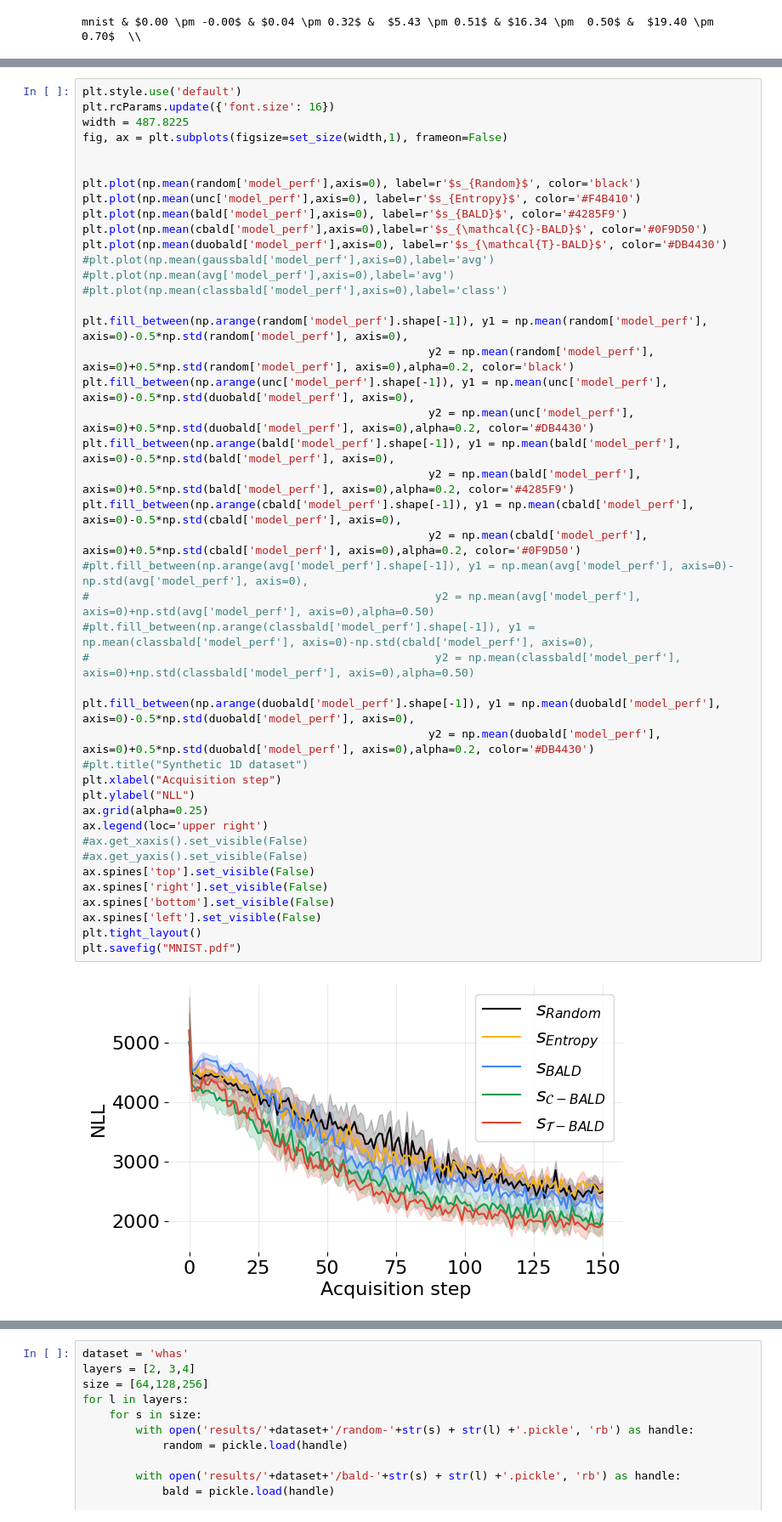
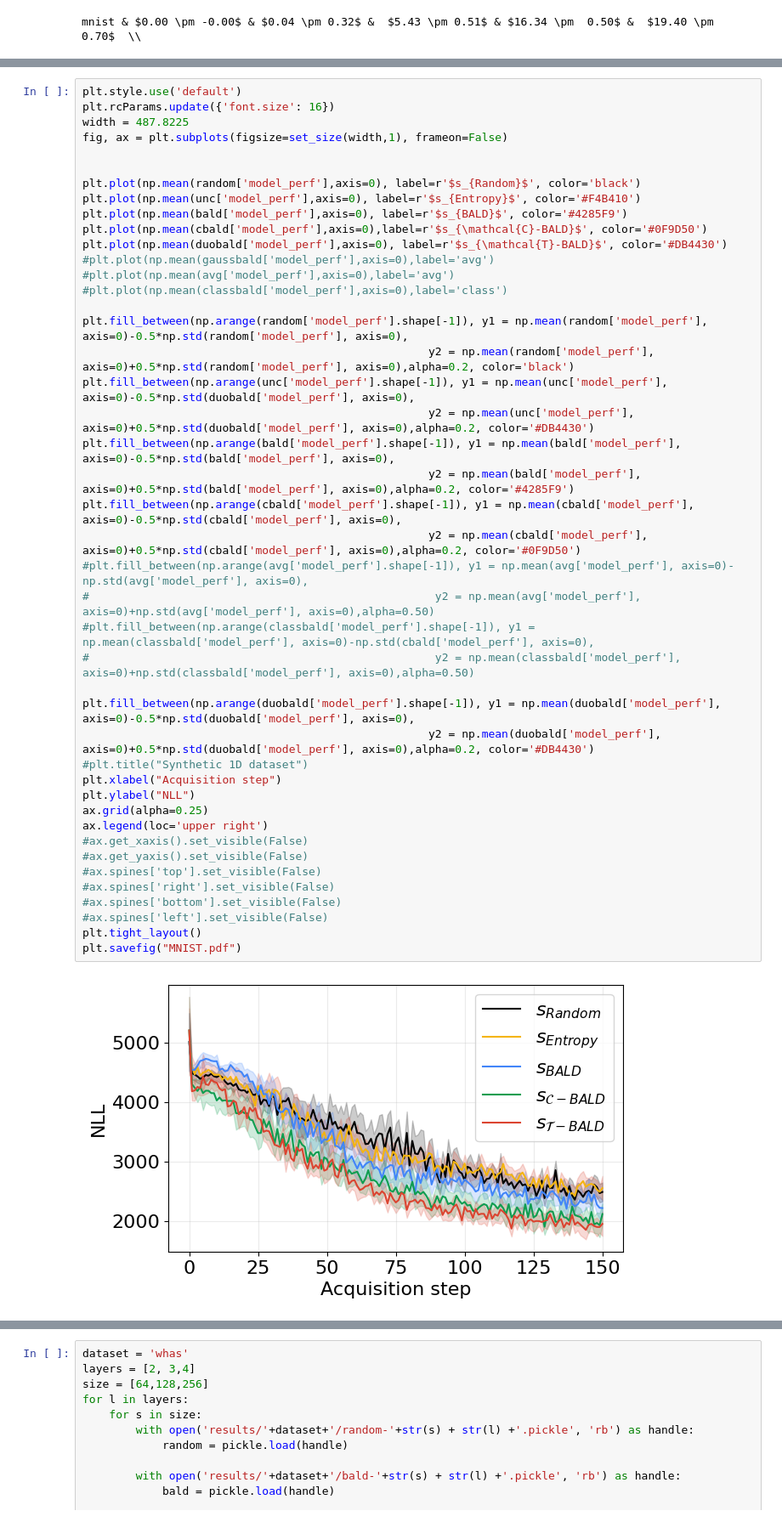
Before and after one commit to fbohu/Censored-Active-Learning, a Jupyter notebook: eval.ipynb, the cells around one changed output, grey strips where cells are left out. Shown at 85% size. Cells and saved outputs as stored; diff of their text form.

```diff
--- a/eval.ipynb
+++ b/eval.ipynb
@@ -120,38 +137,38 @@ plt.plot(np.mean(cbald['model_perf'],axis=0),label=r'$s_{\mathcal{C}-BALD}$', co
 plt.plot(np.mean(duobald['model_perf'],axis=0), label=r'$s_{\mathcal{T}-BALD}$', color='#DB4430')
 #plt.plot(np.mean(gaussbald['model_perf'],axis=0),label='avg')
 #plt.plot(np.mean(avg['model_perf'],axis=0),label='avg')
 #plt.plot(np.mean(classbald['model_perf'],axis=0),label='class')
 
 plt.fill_between(np.arange(random['model_perf'].shape[-1]), y1 = np.mean(random['model_perf'], axis=0)-0.5*np.std(random['model_perf'], axis=0),
                                                     y2 = np.mean(random['model_perf'], axis=0)+0.5*np.std(random['model_perf'], axis=0),alpha=0.2, color='black')
 plt.fill_between(np.arange(unc['model_perf'].shape[-1]), y1 = np.mean(unc['model_perf'], axis=0)-0.5*np.std(duobald['model_perf'], axis=0),
                                                     y2 = np.mean(unc['model_perf'], axis=0)+0.5*np.std(duobald['model_perf'], axis=0),alpha=0.2, color='#DB4430')
 plt.fill_between(np.arange(bald['model_perf'].shape[-1]), y1 = np.mean(bald['model_perf'], axis=0)-0.5*np.std(bald['model_perf'], axis=0),
                                                     y2 = np.mean(bald['model_perf'], axis=0)+0.5*np.std(bald['model_perf'], axis=0),alpha=0.2, color='#4285F9')
 plt.fill_between(np.arange(cbald['model_perf'].shape[-1]), y1 = np.mean(cbald['model_perf'], axis=0)-0.5*np.std(cbald['model_perf'], axis=0),
                                                     y2 = np.mean(cbald['model_perf'], axis=0)+0.5*np.std(cbald['model_perf'], axis=0),alpha=0.2, color='#0F9D50')
 #plt.fill_between(np.arange(avg['model_perf'].shape[-1]), y1 = np.mean(avg['model_perf'], axis=0)-np.std(avg['model_perf'], axis=0),
 #                                                    y2 = np.mean(avg['model_perf'], axis=0)+np.std(avg['model_perf'], axis=0),alpha=0.50)
 #plt.fill_between(np.arange(classbald['model_perf'].shape[-1]), y1 = np.mean(classbald['model_perf'], axis=0)-np.std(cbald['model_perf'], axis=0),
 #                                                    y2 = np.mean(classbald['model_perf'], axis=0)+np.std(classbald['model_perf'], axis=0),alpha=0.50)
 
 plt.fill_between(np.arange(duobald['model_perf'].shape[-1]), y1 = np.mean(duobald['model_perf'], axis=0)-0.5*np.std(duobald['model_perf'], axis=0),
                                                     y2 = np.mean(duobald['model_perf'], axis=0)+0.5*np.std(duobald['model_perf'], axis=0),alpha=0.2, color='#DB4430')
 #plt.title("Synthetic 1D dataset")
 plt.xlabel("Acquisition step")
 plt.ylabel("NLL")
 ax.grid(alpha=0.25)
 ax.legend(loc='upper right')
 #ax.get_xaxis().set_visible(False)
 #ax.get_yaxis().set_visible(False)
-ax.spines['top'].set_visible(False)
-ax.spines['right'].set_visible(False)
-ax.spines['bottom'].set_visible(False)
-ax.spines['left'].set_visible(False)
+#ax.spines['top'].set_visible(False)
+#ax.spines['right'].set_visible(False)
+#ax.spines['bottom'].set_visible(False)
+#ax.spines['left'].set_visible(False)
 plt.tight_layout()
 plt.savefig("MNIST.pdf")
 # %% [output]
-[figure, old version]
+[figure, new version]
 # %%
 plt.style.use('default')
 plt.rcParams.update({'font.size': 16})
```
Also changed, not shown: parts of 9 cells of this notebook, 10 other files.
